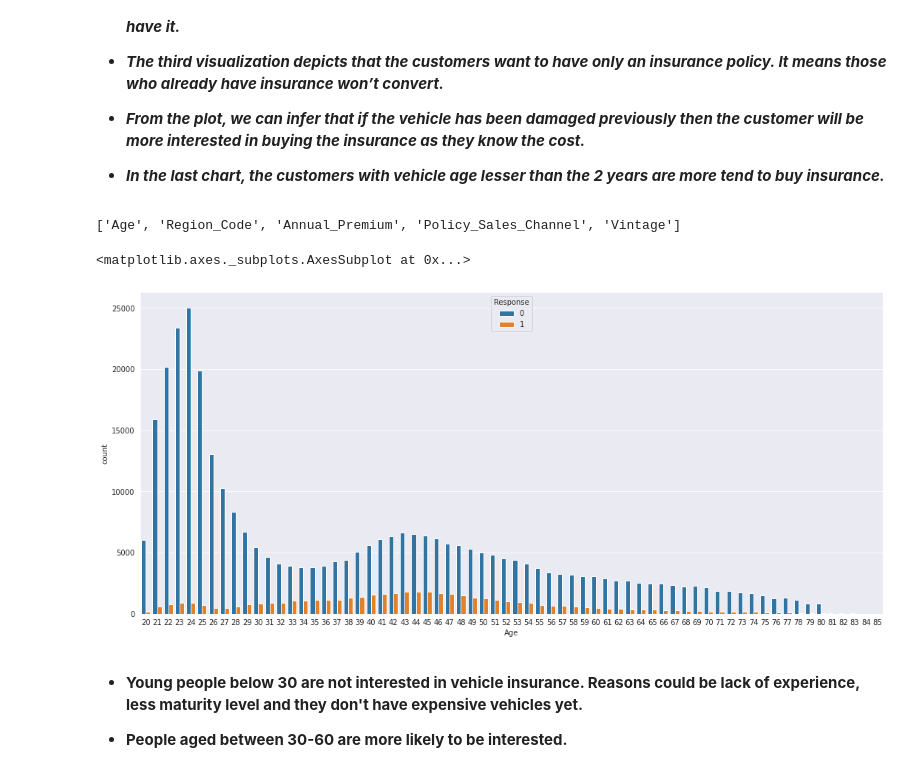
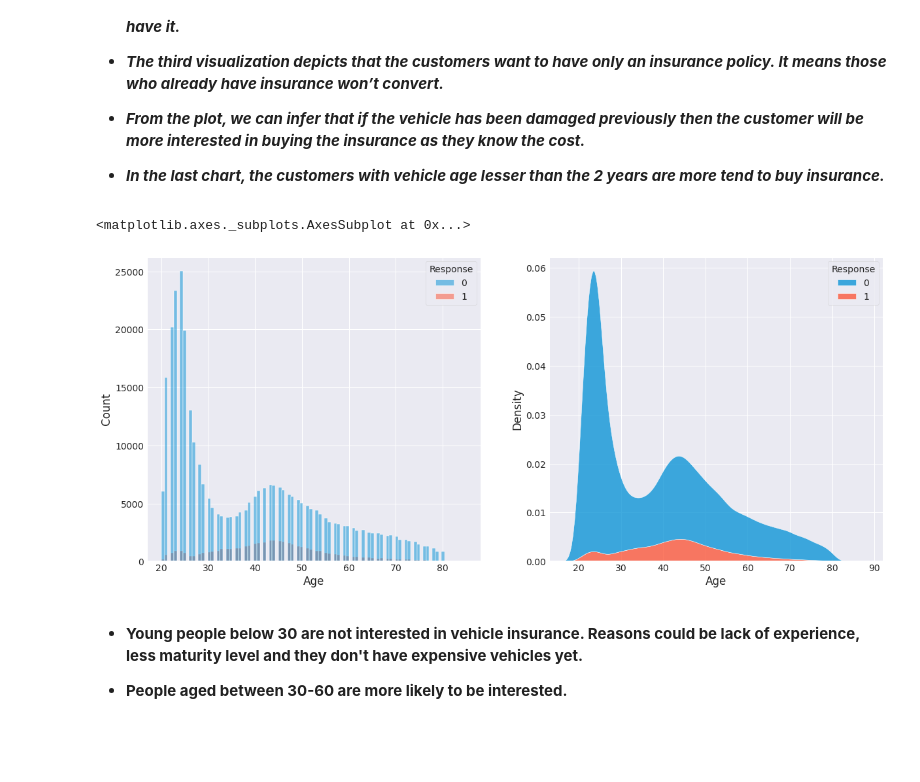
Before and after one commit to priyankashinde-DS/Capstone_health_insurance_prediction, a Jupyter notebook: HEALTH_INSURANCE_CROSS_SELL_PREDICTION.ipynb, the cells around one changed output. Drawn from its saved outputs; the diff is of its cells as text; code cells hidden in the pictures; blank space fills up the shorter version.

```diff
--- a/HEALTH_INSURANCE_CROSS_SELL_PREDICTION.ipynb
+++ b/HEALTH_INSURANCE_CROSS_SELL_PREDICTION.ipynb
@@ -194,11 +196,15 @@ dependable_variable=df['Response']
 # %%
 # plot target variabler
 plt.figure(figsize=(20,5))
+plt.style.use('fivethirtyeight')
 plt.subplot(121)
-sns.countplot(x=df.Response)
+ax1=sns.countplot(x=df.Response)
+for i in ax1.patches:
+        ax1.annotate('{:}'.format(i.get_height()), (i.get_x()+0.1, i.get_height()+32))
 
 # pie chart
 plt.subplot(122)
+plt.style.use('fivethirtyeight')
 labels='Not_Intrested','Intrested'
 sizes = df.Response.value_counts()
 colors = ['gold', 'silver']
@@ -384,17 +397,17 @@ figure.delaxes(axis[2,1]) # Delete extra subplot
 * ***From the  plot, we can infer that if the vehicle has been damaged previously then the customer will be more interested in buying the insurance as they know the cost.***
 
 * ***In the last chart, the customers with vehicle age lesser than the 2 years are more tend to buy insurance.***
-# %%
-Numerical_features
-# %% [output]
-['Age', 'Region_Code', 'Annual_Premium', 'Policy_Sales_Channel', 'Vintage']
 # %%
-# how ddoes influence with response
+# how age influence with response
 plt.figure(figsize = (18, 8))
-sns.countplot(df['Age'], hue = df['Response'])
+plt.subplot(1, 2, 1)
+sns.histplot(x='Age', data=df, hue='Response')
+
+plt.subplot(1, 2, 2)
+sns.kdeplot(df['Age'], hue = df['Response'], multiple="stack")
 # %% [output]
 <matplotlib.axes._subplots.AxesSubplot at 0x...>
-[figure, old version]
+[figure, new version]
 # %% [markdown]
 * **Young people below 30 are not interested in vehicle insurance. Reasons could be lack of experience, less maturity level and they don't have expensive vehicles yet.**
 
```
Also changed, not shown: parts of 33 cells of this notebook.
